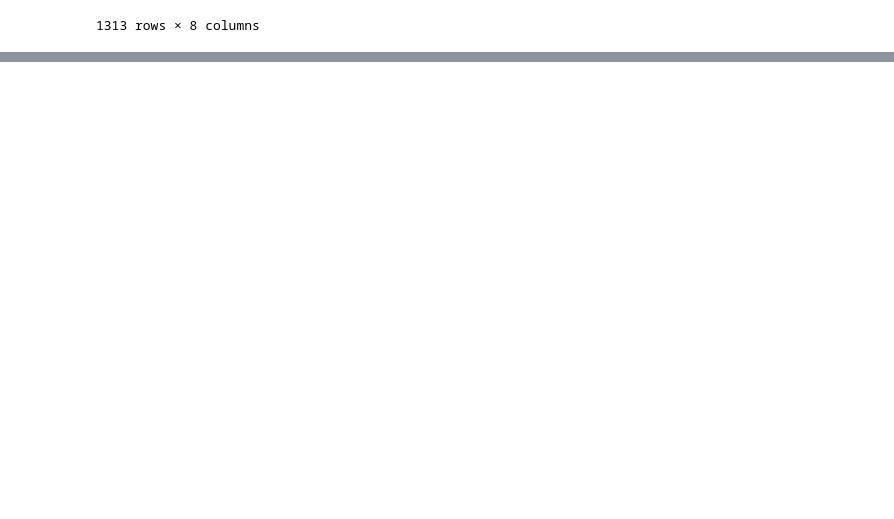
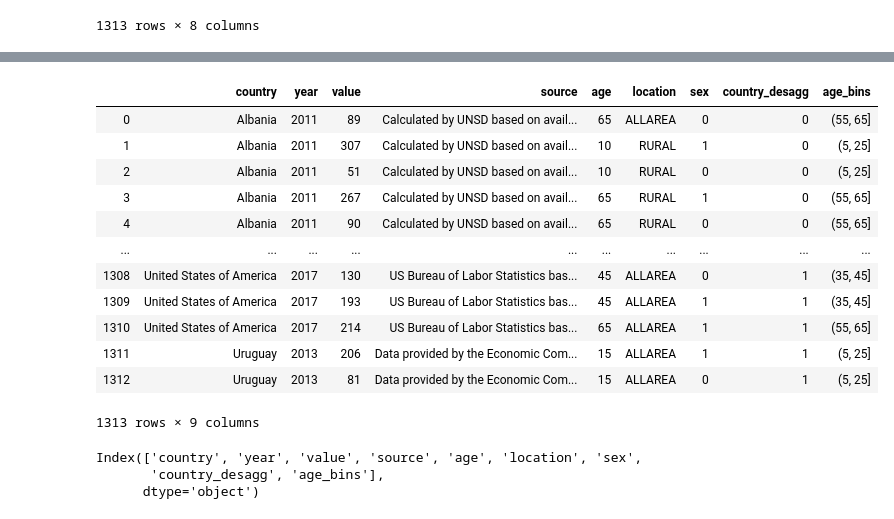
Before and after one commit to aariops/hackathon-ironhack, a Jupyter notebook: notebooks/Tri.ipynb, the cells around one changed output, grey strips where cells are left out. Saved outputs shown, nothing was run; the diff lists cells and outputs as text; code cells hidden in the pictures; blank space fills up the shorter version.

```diff
--- a/notebooks/Tri.ipynb
+++ b/notebooks/Tri.ipynb
@@ -465,0 +476,4 @@ ds
+# %%
+ds.age = ds.age.replace("-"," ",regex=True)
+# %%
+ds.age = ds.age.str[:2]
@@ -465,0 +498,26 @@ ds
+# %%
+ds.age = ds.age.astype(int)
+# %%
+ds["age_bins"] = pd.cut(ds.age, bins=[5,25, 35, 45,55, 65,99])
+# %%
+ds.
+# %% [output]
+|  | country | year | value | source | age | location | sex | country_desagg | age_bins |
+| 0 | Albania | 2011 | 89 | Calculated by UNSD based on avail... | 65 | ALLAREA | 0 | 0 | (55, 65] |
+| 1 | Albania | 2011 | 307 | Calculated by UNSD based on avail... | 10 | RURAL | 1 | 0 | (5, 25] |
+| 2 | Albania | 2011 | 51 | Calculated by UNSD based on avail... | 10 | RURAL | 0 | 0 | (5, 25] |
+| 3 | Albania | 2011 | 267 | Calculated by UNSD based on avail... | 65 | RURAL | 1 | 0 | (55, 65] |
+| 4 | Albania | 2011 | 90 | Calculated by UNSD based on avail... | 65 | RURAL | 0 | 0 | (55, 65] |
+| ... | ... | ... | ... | ... | ... | ... | ... | ... | ... |
+| 1308 | United States of America | 2017 | 130 | US Bureau of Labor Statistics bas... | 45 | ALLAREA | 0 | 1 | (35, 45] |
+| 1309 | United States of America | 2017 | 193 | US Bureau of Labor Statistics bas... | 45 | ALLAREA | 1 | 1 | (35, 45] |
+| 1310 | United States of America | 2017 | 214 | US Bureau of Labor Statistics bas... | 65 | ALLAREA | 1 | 1 | (55, 65] |
+| 1311 | Uruguay | 2013 | 206 | Data provided by the Economic Com... | 15 | ALLAREA | 1 | 1 | (5, 25] |
+| 1312 | Uruguay | 2013 | 81 | Data provided by the Economic Com... | 15 | ALLAREA | 0 | 1 | (5, 25] |
+1313 rows × 9 columns
+# %%
+ds.columns
+# %% [output]
+Index(['country', 'year', 'value', 'source', 'age', 'location', 'sex',
+       'country_desagg', 'age_bins'],
+      dtype='object')
```
Also changed, not shown: parts of 22 cells of this notebook, 1 other file.
